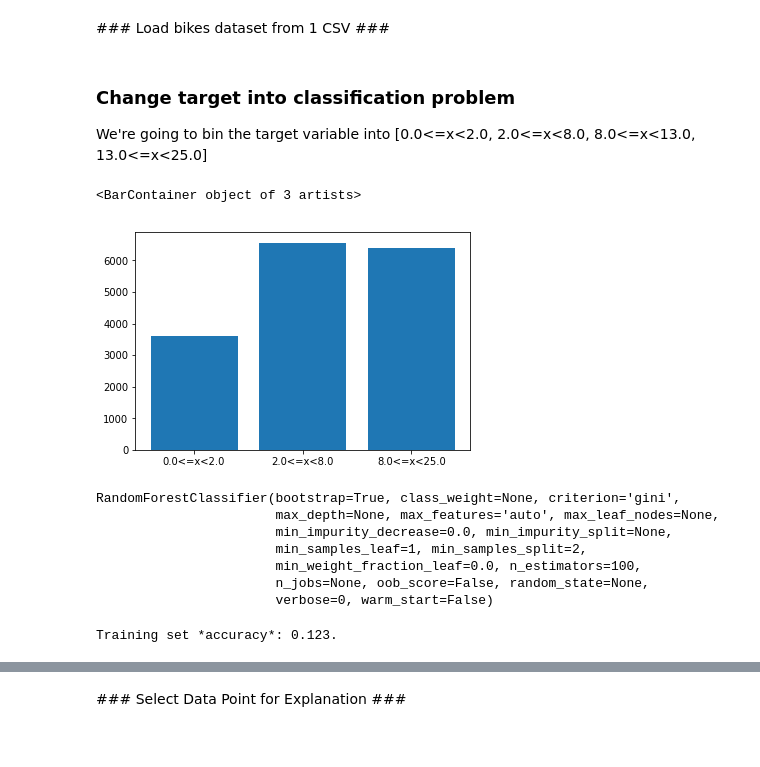
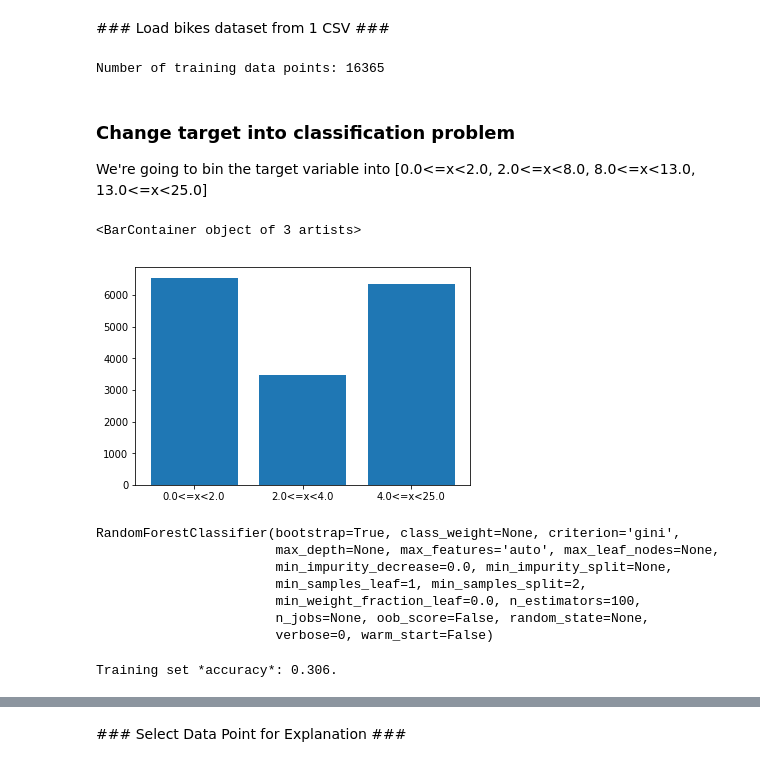
Before and after one commit to alexhepburn/aicdt_tutorial, a Jupyter notebook: bikes.ipynb, the cells around one changed output, grey strips where cells are left out. Drawn from its saved outputs; the diff is of its cells as text; code cells hidden in the pictures.

```diff
--- a/bikes.ipynb
+++ b/bikes.ipynb
@@ -33,9 +33,9 @@ bikes_directory = './partial_train_data/station_1_train.csv'
 # %% [markdown]
 ### Load bikes dataset from 1 CSV ###
 # %%
-numerical_columns = (6, 10, 11, 12, 13, 14, 15, 16, 17, 18)
-feature_names = ['month', 'weekhour', 'isHoliday', 'windMaxSpeed', 'windDirection', 'temperature', 'relHumidity'
-                  'airPressure', 'precipitation']
+numerical_columns = (6, 10, 11, 12, 13, 14, 15, 16, 17, 18, 19, 20, 21)
+feature_names = ['month', 'weekhour', 'isHoliday', 'windMaxSpeed', 'windMeanSpeed', 'windDirection', 'temperature', 'relHumidity'
+                  'airPressure', 'precipitation', 'bikes_3h_ago', 'full_profile_3h_diff_bikes', 'full_profile_bikes']
 
 bikes_data = np.genfromtxt(
     bikes_directory,
@@ -53,20 +53,25 @@ bikes_target = np.genfromtxt(
     usecols=-1,
     invalid_raise=True)
 
+# Remove any rows with NaNs
 nan_rows = np.isnan(bikes_data).any(axis=1)
 bikes_data = bikes_data[~nan_rows]
 bikes_target = bikes_target[~nan_rows]
+
+print('Number of training data points: %d' %bikes_target.shape[0])
+# %% [output]
+Number of training data points: 16365
 # %% [markdown]
 ### Change target into classification problem ####
 We're going to bin the target variable into [0.0<=x<2.0, 2.0<=x<8.0, 8.0<=x<13.0, 13.0<=x<25.0]
 # %%
-binned_targets = np.digitize(bikes_target, bins=[0.0, 1.0, 4.0, 25.0])
+binned_targets = np.digitize(bikes_target, bins=[0.0, 2.0, 4.0, 25.0])
 _, counts = np.unique(binned_targets, return_counts=True)
-bins = ['0.0<=x<2.0', '2.0<=x<8.0', '8.0<=x<25.0']
+bins = ['0.0<=x<2.0', '2.0<=x<4.0', '4.0<=x<25.0']
 plt.bar(bins, counts)
 # %% [output]
 <BarContainer object of 3 artists>
-[figure, old version]
+[figure, new version]
 # %%
 clf_bikes = RandomForestClassifier(n_estimators=100)
 clf_bikes.fit(bikes_data, binned_targets)
@@ -86,4 +91,4 @@ bikes_training_accuracy = sklearn.metrics.accuracy_score(
 
 print('Training set *accuracy*: {:.3}.'.format(bikes_training_accuracy))
 # %% [output]
-Training set *accuracy*: 0.123.
+Training set *accuracy*: 0.306.
```
Also changed, not shown: parts of 6 cells of this notebook, 1 other file.
